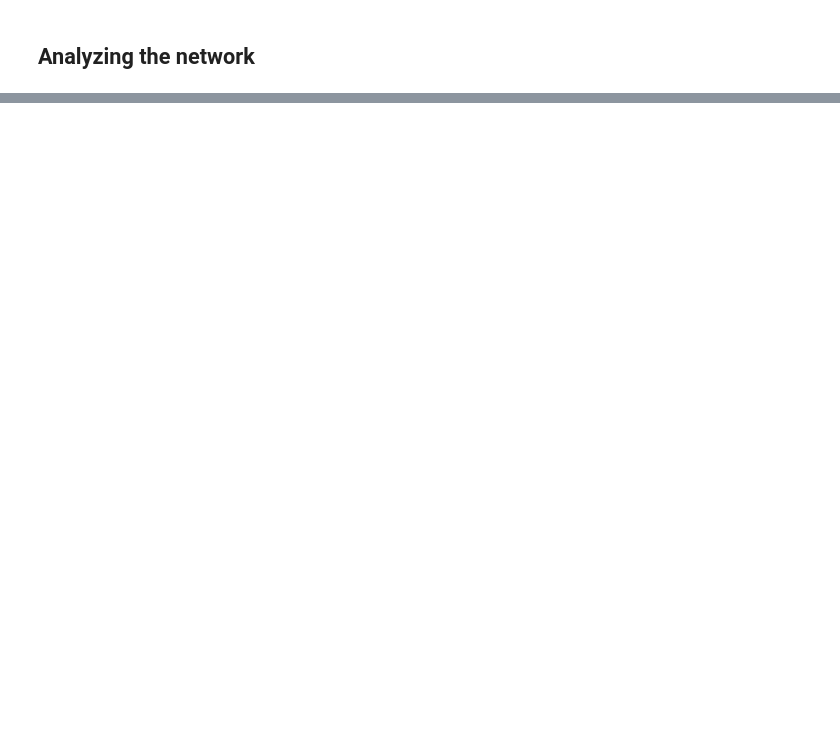
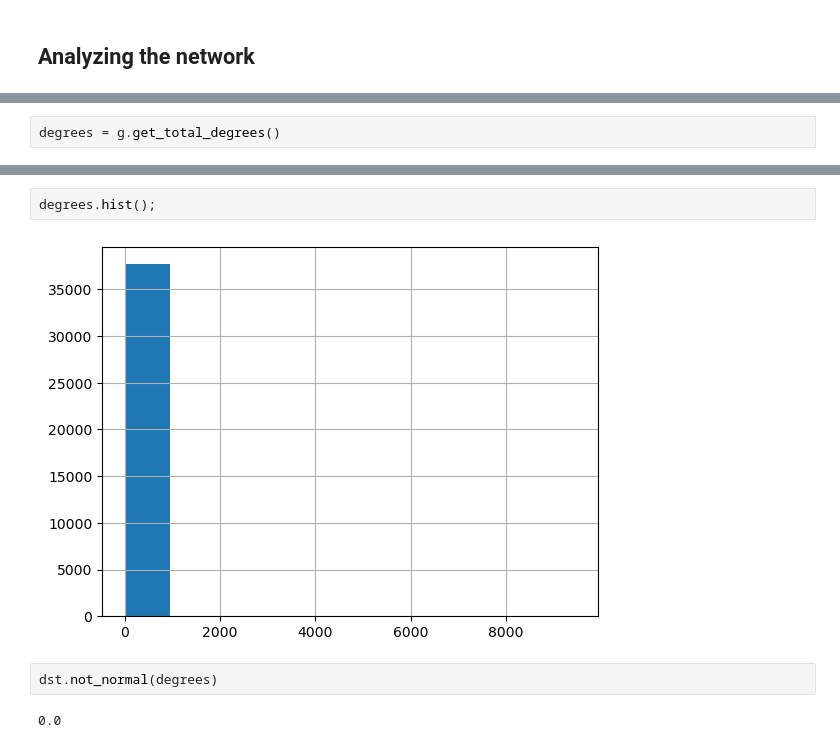
Before and after one commit to victorlga/redsoc-aps2, a Jupyter notebook: aps2.ipynb, the cells around one changed output, grey strips where cells are left out. Saved outputs shown, nothing was run; the diff lists cells and outputs as text; blank space fills up the shorter version.

```diff
--- a/aps2.ipynb
+++ b/aps2.ipynb
@@ -91,0 +107,2 @@ r.edge_default(
+# %%
+degrees = g.get_total_degrees()
@@ -91,0 +121,8 @@ r.edge_default(
+# %%
+degrees.hist();
+# %% [output]
+[figure, added]
+# %%
+dst.not_normal(degrees)
+# %% [output]
+0.0
```
Also changed, not shown: parts of 11 cells of this notebook.
